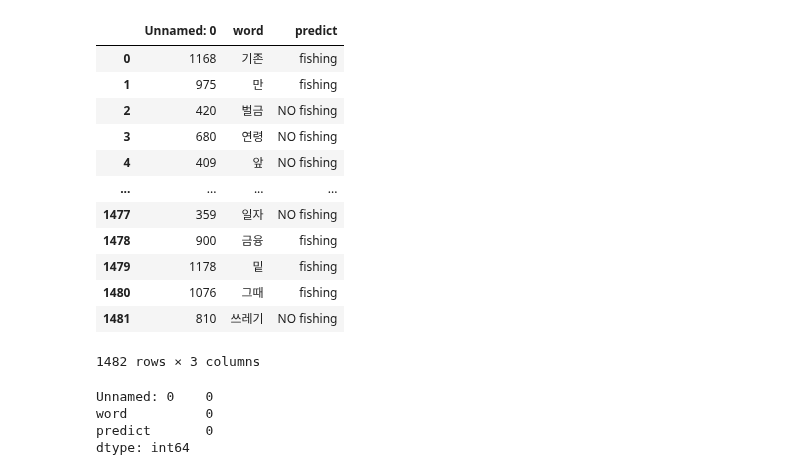
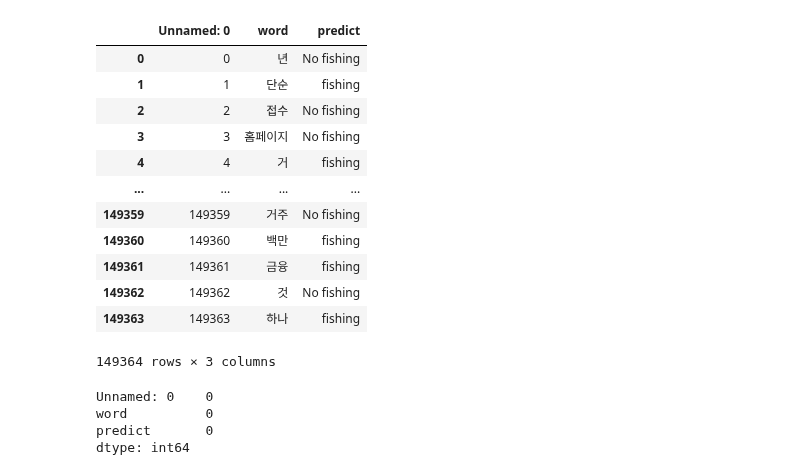
Before and after one commit to withmochaa/mocha, a Jupyter notebook: Capstone Design project/code/projcet/Model/classfication/XGB/model_XGB.ipynb, the cells around one changed output. Drawn from its saved outputs; the diff is of its cells as text; code cells hidden in the pictures.

```diff
--- a/Capstone Design project/code/projcet/Model/classfication/XGB/model_XGB.ipynb
+++ b/Capstone Design project/code/projcet/Model/classfication/XGB/model_XGB.ipynb
@@ -1,23 +1,23 @@
 # %%
 import pandas as pd
 
-data_row=pd.read_csv("/Users/withmocha/Desktop/DATA/Capston Design(2024)/Data(24.03.12)/data(use)/data(small)/train/train_data_small.csv")
+data_row=pd.read_csv("/Users/withmocha/Desktop/DATA/Capston Design(2024)/Data(24.03.12)/data(use)/frequency base/data_frequency_final.csv")
 
 data_row
 # %% [output]
 |  | Unnamed: 0 | word | predict |
-| 0 | 1168 | 기존 | fishing |
-| 1 | 975 | 만 | fishing |
-| 2 | 420 | 벌금 | NO fishing |
-| 3 | 680 | 연령 | NO fishing |
-| 4 | 409 | 앞 | NO fishing |
+| 0 | 0 | 년 | No fishing |
+| 1 | 1 | 단순 | fishing |
+| 2 | 2 | 접수 | No fishing |
+| 3 | 3 | 홈페이지 | No fishing |
+| 4 | 4 | 거 | fishing |
 | ... | ... | ... | ... |
-| 1477 | 359 | 일자 | NO fishing |
-| 1478 | 900 | 금융 | fishing |
-| 1479 | 1178 | 밑 | fishing |
-| 1480 | 1076 | 그때 | fishing |
-| 1481 | 810 | 쓰레기 | NO fishing |
+| 149359 | 149359 | 거주 | No fishing |
+| 149360 | 149360 | 백만 | fishing |
+| 149361 | 149361 | 금융 | fishing |
+| 149362 | 149362 | 것 | No fishing |
+| 149363 | 149363 | 하나 | fishing |
-1482 rows × 3 columns
+149364 rows × 3 columns
 # %%
 data_row.isnull().sum()
 # %% [output]
```
Also changed, not shown: parts of 22 cells of this notebook, 1 other file.
